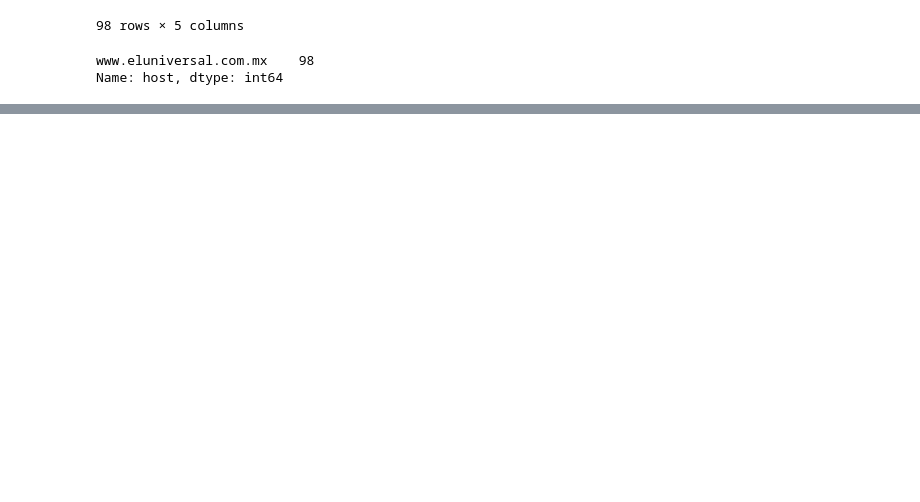
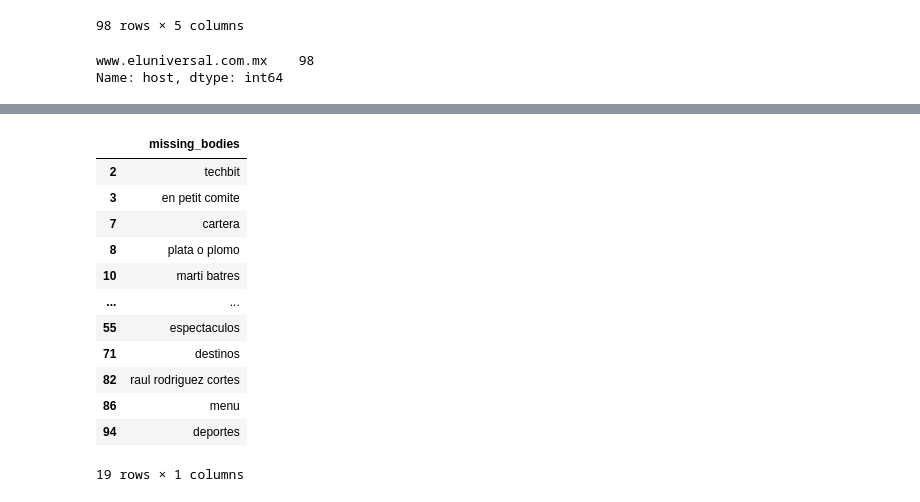
Before and after one commit to crissebasbol/Data_engineering_python, a Jupyter notebook: c_Pandas/Introduction Pandas.ipynb, the cells around one changed output, grey strips where cells are left out. Drawn from its saved outputs; the diff is of its cells as text; code cells hidden in the pictures; blank space fills up the shorter version.

```diff
--- a/c_Pandas/Introduction Pandas.ipynb
+++ b/c_Pandas/Introduction Pandas.ipynb
@@ -251,0 +306,22 @@ Name: host, dtype: int64
+# %%
+# applymap nos permite generar un mapa de un valor a otro, es decir una transformación
+missing_bodies = (el_universal[missing_bodies_mask]["article_links"]
+                     .str.extract(r"(?P<missing_bodies>[^/]+)$")
+                     .applymap(lambda body: body.split("-"))
+                     .applymap(lambda body_word_list: " ".join(body_word_list))
+                 )
+missing_bodies
+# %% [output]
+|  | missing_bodies |
+| 2 | techbit |
+| 3 | en petit comite |
+| 7 | cartera |
+| 8 | plata o plomo |
+| 10 | marti batres |
+| ... | ... |
+| 55 | espectaculos |
+| 71 | destinos |
+| 82 | raul rodriguez cortes |
+| 86 | menu |
+| 94 | deportes |
+19 rows × 1 columns
```
Also changed, not shown: parts of 5 cells of this notebook.
